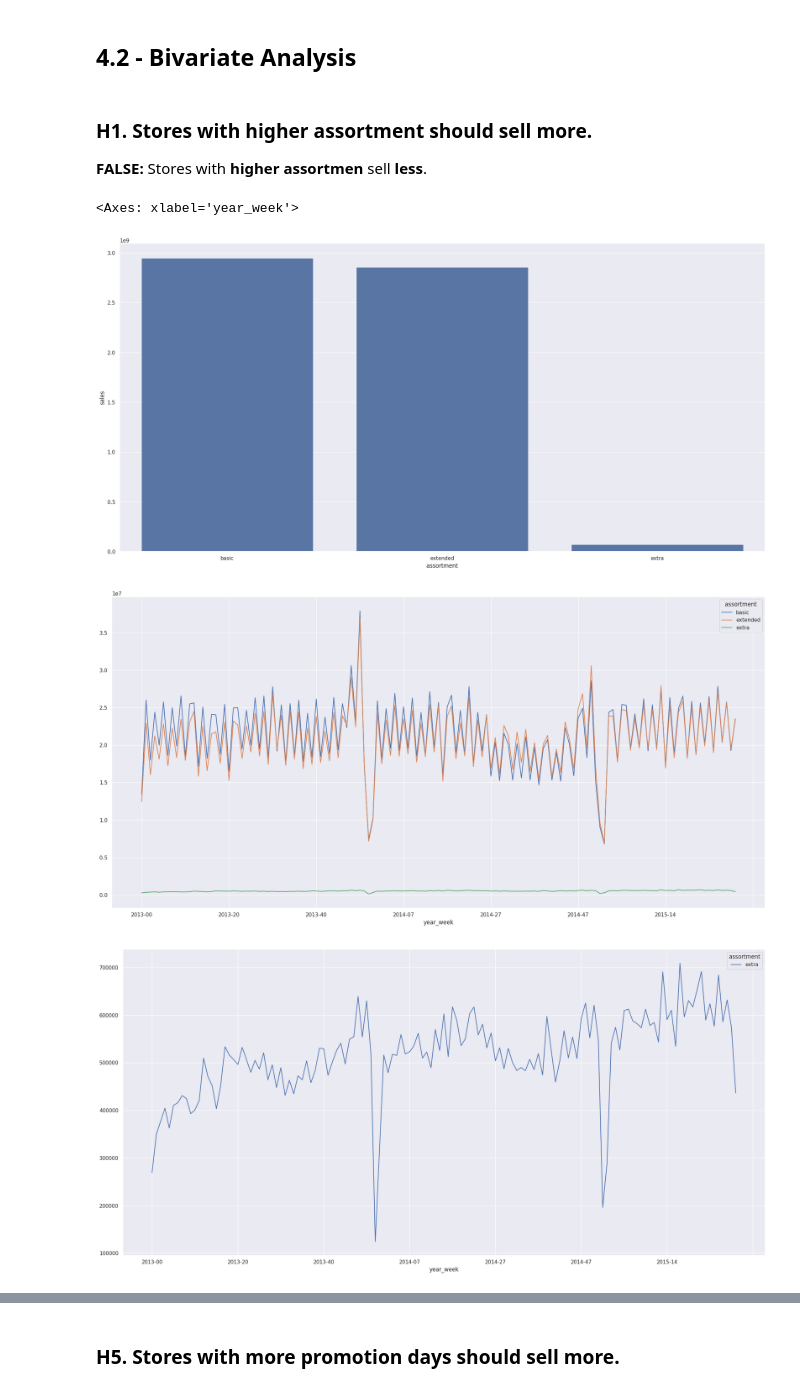
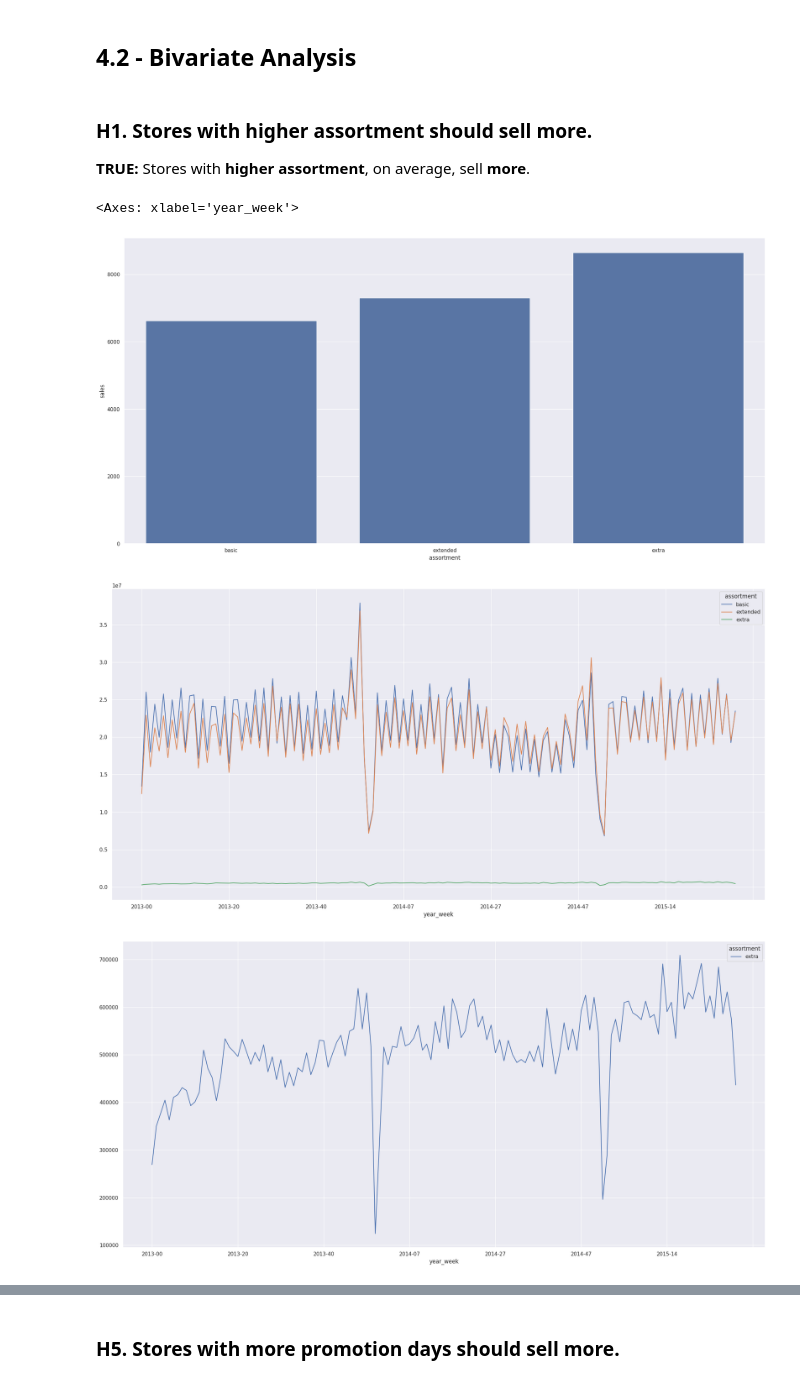
Before and after one commit to eliasbatistasouza/rossmann_sales, a Jupyter notebook: notebooks/001-EDA-ebs.ipynb, the cells around one changed output, grey strips where cells are left out. Saved outputs shown, nothing was run; the diff lists cells and outputs as text; code cells hidden in the pictures.

```diff
--- a/notebooks/001-EDA-ebs.ipynb
+++ b/notebooks/001-EDA-ebs.ipynb
@@ -1036,24 +1037,24 @@ sns.kdeplot(
 ## 4.2 - Bivariate Analysis
 # %% [markdown]
 ### **H1.** Stores with higher assortment should sell more.
-**FALSE:** Stores with **higher assortmen** sell **less**.
+**TRUE:** Stores with **higher assortment**, on average, sell **more**.
 # %%
-aux1 = df4.loc[:, ["assortment", "sales"]].groupby(["assortment"]).sum().reset_index()
+aux1 = df4.loc[:, ["assortment", "sales"]].groupby(["assortment"]).mean().reset_index()
 sns.barplot(x="assortment", y="sales", data=aux1)
 
 aux2 = (
     df4.loc[:, ["year_week", "assortment", "sales"]]
     .groupby(["year_week", "assortment"])
     .sum()
     .reset_index()
 )
 aux2.pivot(index="year_week", columns="assortment", values="sales").plot()
 
 aux3 = aux2.loc[aux2["assortment"] == "extra", :]
 aux3.pivot(index="year_week", columns="assortment", values="sales").plot()
 # %% [output]
 <Axes: xlabel='year_week'>
-[figure, old version]
+[figure, new version]
 [figure]
 [figure]
 # %% [markdown]
```
Also changed, not shown: parts of 28 cells of this notebook, 2 other files.
